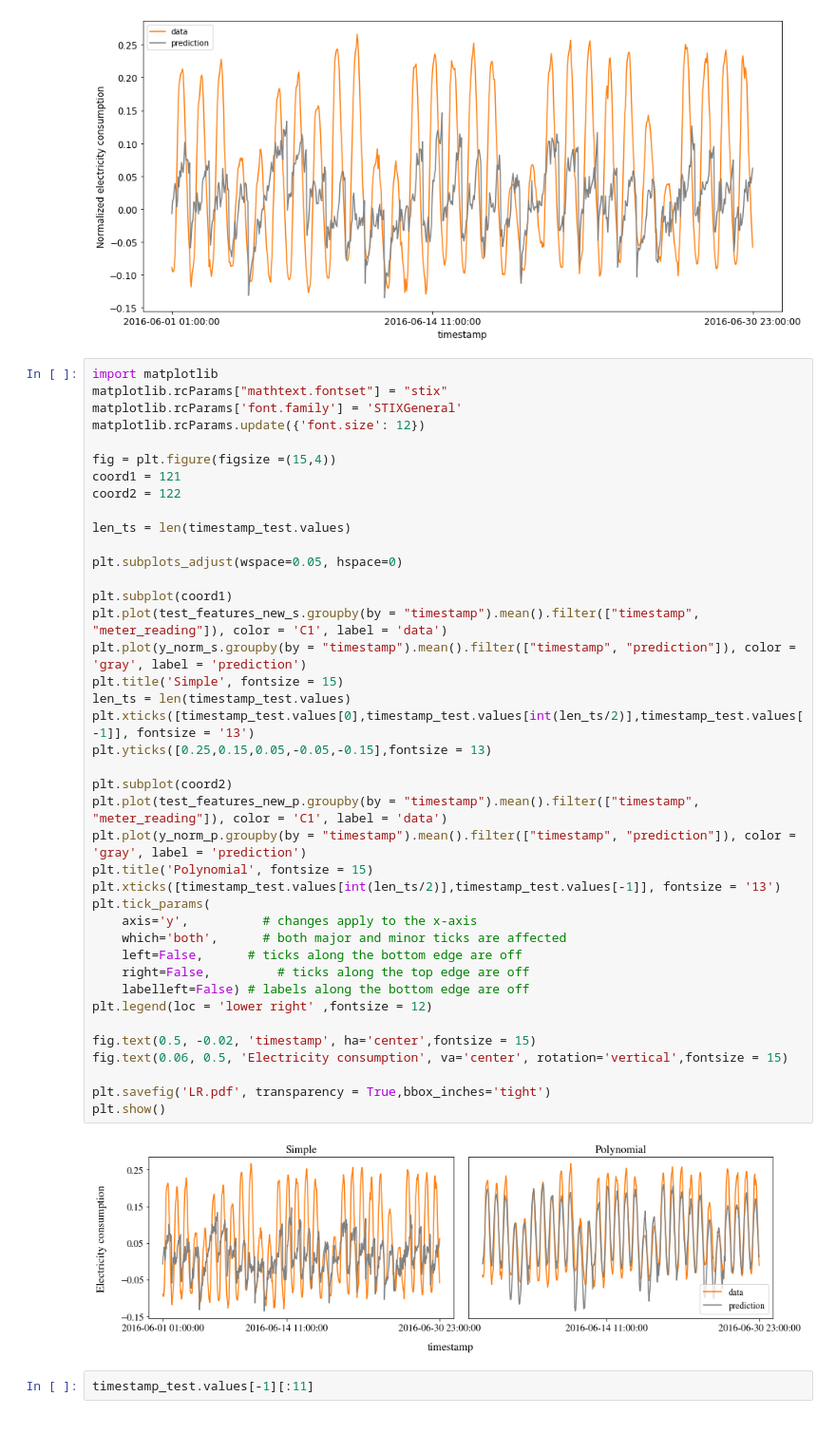
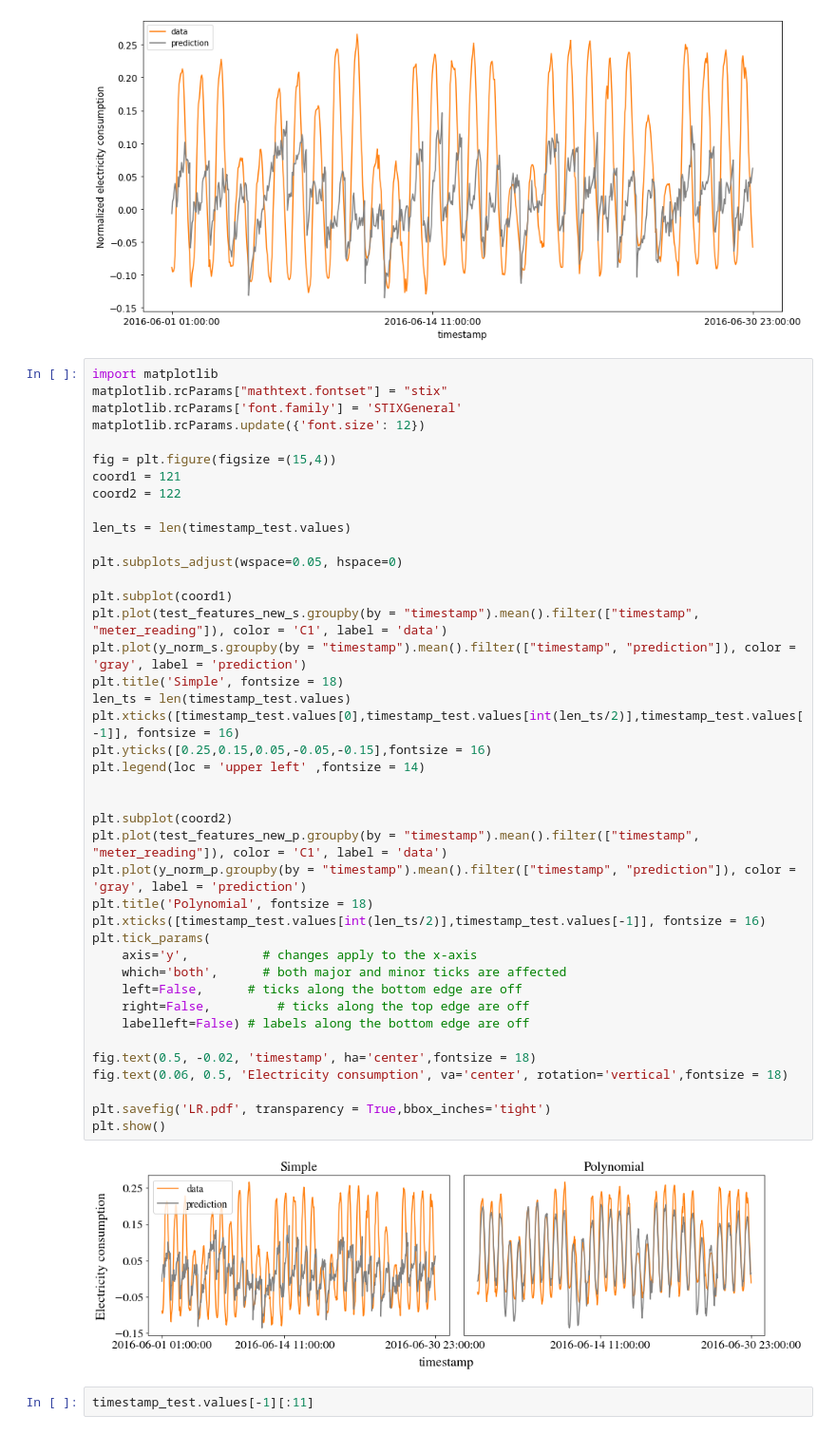
Before and after one commit to TamaraSumarac/6.862_MachineLearningProject, a Jupyter notebook: BuildingEnergyConsumption/Code/Development_LinearRegression.ipynb, the cells around one changed output. Shown at 95% size. Cells and saved outputs as stored; diff of their text form.

Commit message:
New plot for writeup

```diff
--- a/BuildingEnergyConsumption/Code/Development_LinearRegression.ipynb
+++ b/BuildingEnergyConsumption/Code/Development_LinearRegression.ipynb
@@ -1163,42 +1163,43 @@ matplotlib.rcParams["mathtext.fontset"] = "stix"
 matplotlib.rcParams['font.family'] = 'STIXGeneral'
 matplotlib.rcParams.update({'font.size': 12})
 
 fig = plt.figure(figsize =(15,4))
 coord1 = 121
 coord2 = 122
 
 len_ts = len(timestamp_test.values)
 
 plt.subplots_adjust(wspace=0.05, hspace=0)
 
 plt.subplot(coord1)
 plt.plot(test_features_new_s.groupby(by = "timestamp").mean().filter(["timestamp", "meter_reading"]), color = 'C1', label = 'data')
 plt.plot(y_norm_s.groupby(by = "timestamp").mean().filter(["timestamp", "prediction"]), color = 'gray', label = 'prediction')
-plt.title('Simple', fontsize = 15)
+plt.title('Simple', fontsize = 18)
 len_ts = len(timestamp_test.values)
-plt.xticks([timestamp_test.values[0],timestamp_test.values[int(len_ts/2)],timestamp_test.values[-1]], fontsize = '13')
-plt.yticks([0.25,0.15,0.05,-0.05,-0.15],fontsize = 13)
+plt.xticks([timestamp_test.values[0],timestamp_test.values[int(len_ts/2)],timestamp_test.values[-1]], fontsize = 16)
+plt.yticks([0.25,0.15,0.05,-0.05,-0.15],fontsize = 16)
+plt.legend(loc = 'upper left' ,fontsize = 14)
+
 
 plt.subplot(coord2)
 plt.plot(test_features_new_p.groupby(by = "timestamp").mean().filter(["timestamp", "meter_reading"]), color = 'C1', label = 'data')
 plt.plot(y_norm_p.groupby(by = "timestamp").mean().filter(["timestamp", "prediction"]), color = 'gray', label = 'prediction')
-plt.title('Polynomial', fontsize = 15)
-plt.xticks([timestamp_test.values[int(len_ts/2)],timestamp_test.values[-1]], fontsize = '13')
+plt.title('Polynomial', fontsize = 18)
+plt.xticks([timestamp_test.values[int(len_ts/2)],timestamp_test.values[-1]], fontsize = 16)
 plt.tick_params(
     axis='y',          # changes apply to the x-axis
     which='both',      # both major and minor ticks are affected
     left=False,      # ticks along the bottom edge are off
     right=False,         # ticks along the top edge are off
     labelleft=False) # labels along the bottom edge are off
-plt.legend(loc = 'lower right' ,fontsize = 12)
 
-fig.text(0.5, -0.02, 'timestamp', ha='center',fontsize = 15)
-fig.text(0.06, 0.5, 'Electricity consumption', va='center', rotation='vertical',fontsize = 15)
+fig.text(0.5, -0.02, 'timestamp', ha='center',fontsize = 18)
+fig.text(0.06, 0.5, 'Electricity consumption', va='center', rotation='vertical',fontsize = 18)
 
 plt.savefig('LR.pdf', transparency = True,bbox_inches='tight')
 plt.show()
 # %% [output]
-[figure, old version]
+[figure, new version]
 # %%
 timestamp_test.values[-1][:11]
 # %% [output]
```
Also changed, not shown: 1 other file.
